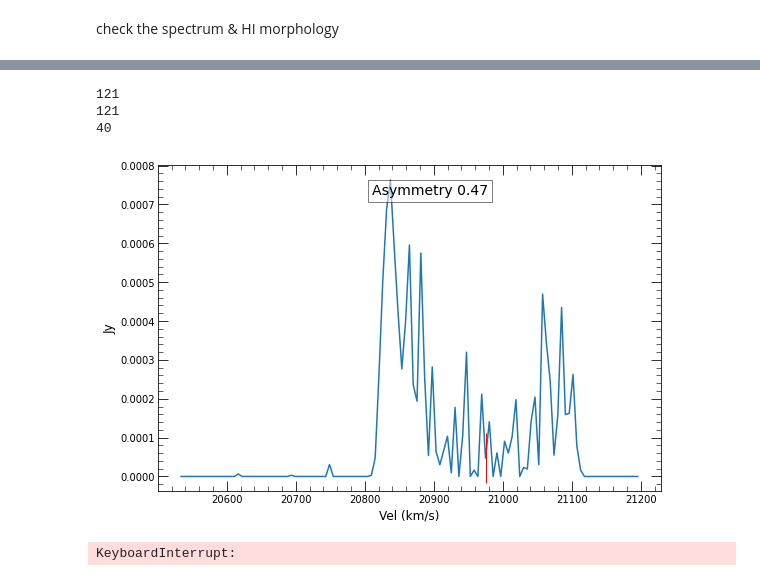
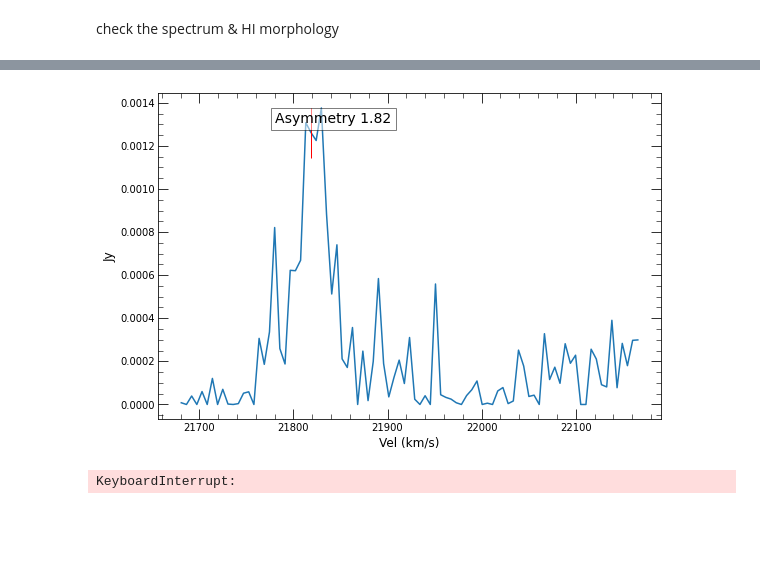
Before and after one commit to WendyDang/Mphys_HI, a Jupyter notebook: Asym_ratio_gene.ipynb, the cells around one changed output, grey strips where cells are left out. Drawn from its saved outputs; the diff is of its cells as text; code cells hidden in the pictures; blank space fills up the shorter version.

```diff
--- a/Asym_ratio_gene.ipynb
+++ b/Asym_ratio_gene.ipynb
@@ -29,9 +29,9 @@ data1 = pd.read_csv(tab1, comment='#', sep='\t')
 data1['Name_copy'] = data1['Name']
 data1.set_index('Name', inplace=True)
 # %%
-cube_name = 'J100115.5+022858'
+cube_name = 'J095901.7+023700'
 freq=data1.loc[cube_name, 'freq']*10**9 # central frequency of the source in the cubelet
-cubelet=SpectralCube.read('~/Desktop/HI/COSMOS_r0p5/'+str(cube_name)+'_revised_masked_cube.fits')
+cubelet=SpectralCube.read('/Users/apple/Documents/GitHub/Mphys_HI/COSMOS_r0p5/'+str(cube_name)+'.r0p5.fits')
 restfr=1420.405*10**6 #HI rest frequency in HZ
 H0=67.5 #Hubble constant
 c=299792 #speed of light
@@ -71,14 +71,16 @@ cube_20 = cubelet.convolve_to(beam)
 WARNING: PossiblySlowWarning: This function (<function BaseSpectralCube.convolve_to at 0x...>) requires loading the entire cube into memory and may therefore be slow. [spectral_cube.utils]
 # %%
 
-# subcube_20=cube_20[:,1:20,1:20]
+#subcube_20=cubelet[:,0:44,0:70]
 
 # rms = subcube_20.std(axis=(1,2))
 # sigma=np.mean(rms.value)
 # print(sigma)
-# sigma=8e-05
-# include_mask = cube_20 > 3*sigma*cube_20.unit
-
-# mask_cube = cube_20.with_mask(include_mask)
-# #you can save the mask and examine it in ds9
-# mask_cube.write('~/Desktop/HI/COSMOS_r0p5/'+str(cube_name)+'_revised_masked_cube.fits', format='fits',overwrite='True')
+sigma=5e-05
+include_mask = cube_20 > 3*sigma*cube_20.unit
+mask_cube = cube_20.with_mask(include_mask)
+#you can save the mask and examine it in ds9
+mask_cube.write('/Users/apple/Documents/GitHub/Mphys_HI/COSMOS_r0p5/'+str(cube_name)+'_revised_masked_cube.fits', format='fits',overwrite='True')
+# derive new spectrum
+spectrum_new_jy = mask_cube.sum(axis=(1,2))*bmpix
+spectrum_new_jy_converted = np.nan_to_num(spectrum_new_jy.value)
@@ -85,11 +89,7 @@ WARNING: PossiblySlowWarning: This function (<function BaseSpectralCube.convolve
 # %% [markdown]
 check the spectrum & HI morphology
 # %%
-mask_cube= cubelet.with_spectral_unit(u.km/u.s,
-                                       velocity_convention='radio',
-                                       rest_value=1.420405*u.GHz)
-spectrum_new_jy = mask_cube.sum(axis=(1,2))*bmpix
-spectrum_new_jy_converted = np.nan_to_num(spectrum_new_jy.value)
+
 v_arr1 = mask_cube.spectral_axis.value
 
 
@@ -101,12 +101,11 @@ right_sum=0
 i_begin = 0
 
 
-spec_center=20
+spec_center=-19
 
 i_mid = int(len(v_arr1)/2)-spec_center
 i_end = int(len(v_arr1))
-print(i_end)
-print(len(spectrum_new_jy_converted))
+
 
 for i in range(i_begin,i_mid):
     left_sum=spectrum_new_jy_converted[i]+left_sum
@@ -145,7 +144,7 @@ plt.gca().tick_params(axis='both', which='minor', direction='in', length=5, top=
 
 #plt.legend(loc=2, numpoints=1, prop={'size':12})
 
-plt.savefig('/Users/apple/Desktop/HI/COSMOS_r0p5_spectrum/'+str(cube_name)+'_spectrum.png',format = 'pdf', bbox_inches = 'tight', transparent=True)
+plt.savefig('/Users/apple/Documents/GitHub/Mphys_HI/COSMOS_r0p5_spectrum/'+str(cube_name)+'_spectrum.pdf',format = 'pdf', bbox_inches = 'tight', transparent=True)
 
 plt.show()
 # %% [output]
@@ -153,5 +152,2 @@ WARNING: PossiblySlowWarning: This function (<function BaseSpectralCube.sum at 0
-121
-121
-40
-[figure, old version]
+[figure, new version]
 # %%
```
Also changed, not shown: parts of 5 cells of this notebook, 5 other files.
